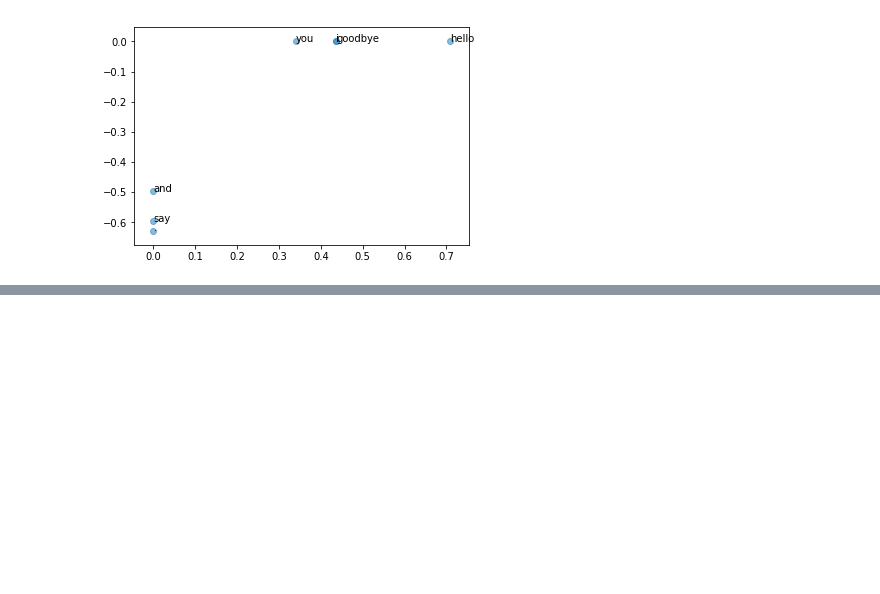
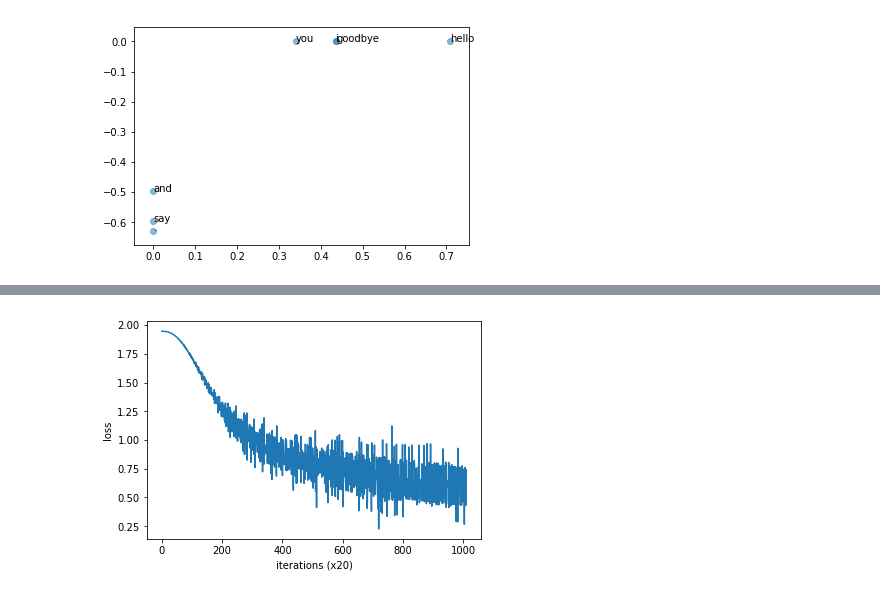
Before and after one commit to ywchiu/cdc_course, a Jupyter notebook: Demo20190717.ipynb, the cells around one changed output, grey strips where cells are left out. Saved outputs shown, nothing was run; the diff lists cells and outputs as text; code cells hidden in the pictures; blank space fills up the shorter version.

```diff
--- a/Demo20190717.ipynb
+++ b/Demo20190717.ipynb
@@ -554,0 +882,31 @@ plt.show()
+# %%
+
+class Adam:
+    '''
+    Adam (http://arxiv.org/abs/1412.6980v8)
+    '''
+    def __init__(self, lr=0.001, beta1=0.9, beta2=0.999):
+        self.lr = lr
+        self.beta1 = beta1
+        self.beta2 = beta2
+        self.iter = 0
+        self.m = None
+        self.v = None
+
+    def update(self, params, grads):
+        if self.m is None:
+            self.m, self.v = [], []
+            for param in params:
+                self.m.append(np.zeros_like(param))
+                self.v.append(np.zeros_like(param))
+
+        self.iter += 1
+        lr_t = self.lr * np.sqrt(1.0 - self.beta2**self.iter) / (1.0 - self.beta1**self.iter)
+
+        for i in range(len(params)):
+            self.m[i] += (1 - self.beta1) * (grads[i] - self.m[i])
+            self.v[i] += (1 - self.beta2) * (grads[i]**2 - self.v[i])
+
+            params[i] -= lr_t * self.m[i] / (np.sqrt(self.v[i]) + 1e-7)
+# %%
+optimizer = Adam()
@@ -554,0 +1009,2 @@ plt.show()
+# %%
+trainer = Trainer(model, optimizer)
@@ -554,0 +1022,5 @@ plt.show()
+# %%
+window_size = 1
+batch_size = 3
+max_epoch = 10
+trainer.fit(contexts, target, max_epoch, batch_size)
@@ -554,0 +1038,4 @@ plt.show()
+# %%
+trainer.plot()
+# %% [output]
+[figure, added]
```
Also changed, not shown: parts of 30 cells of this notebook.
